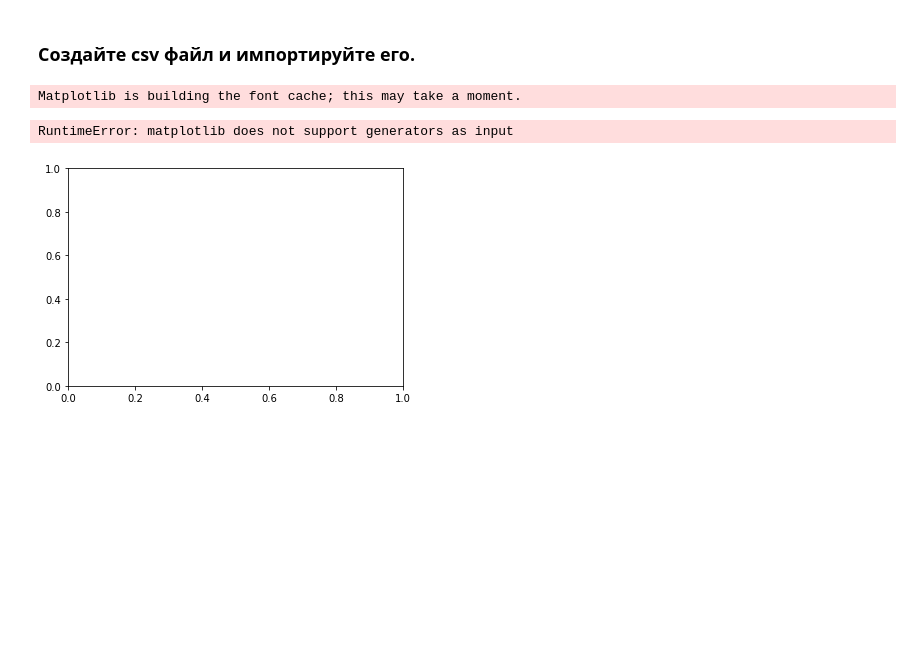
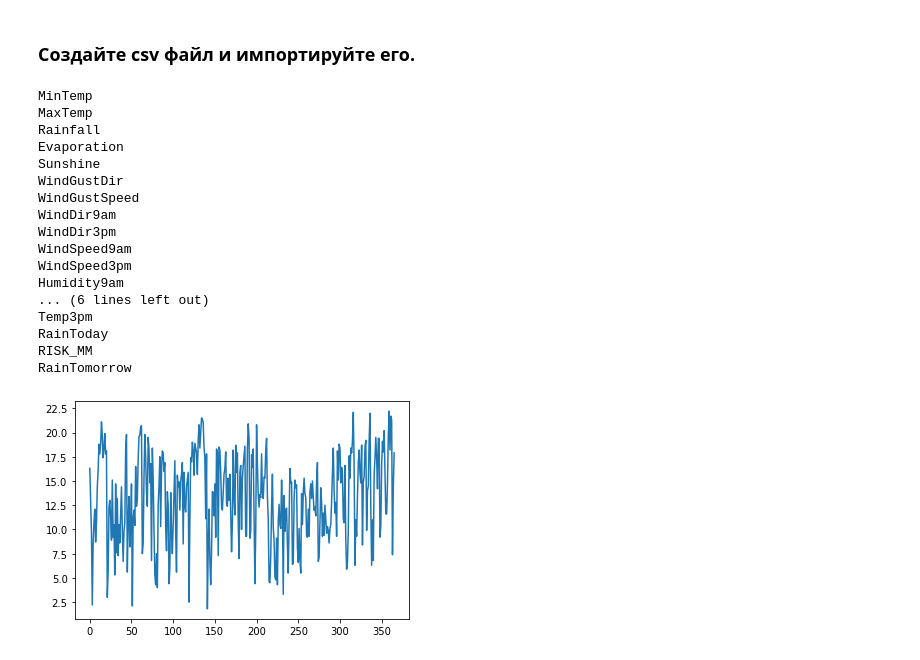
Before and after one commit to mariohuq/pydatan, a Jupyter notebook: lesson_1/less_1.ipynb, the cells around one changed output. Saved outputs shown, nothing was run; the diff lists cells and outputs as text; code cells hidden in the pictures; blank space fills up the shorter version.

```diff
--- a/lesson_1/less_1.ipynb
+++ b/lesson_1/less_1.ipynb
@@ -239,13 +239,29 @@ created temporary directory C:\Users\mario\AppData\Local\Temp\tmpqi465_nr
 # %%
 import csv
 import matplotlib.pyplot as pyplot
 with open('weather.csv', newline='') as File:
     reader = csv.reader(File)
     iter_reader = iter(reader)
     header = next(iter_reader)
+    print(*header, sep='\n')
     data = (dict(zip(header, row)) for row in iter_reader)
-    pyplot.plot((round(float(row['MaxTemp']) - float(row['MinTemp']), 2) for row in data))
+    pyplot.plot(list(round(float(row['MaxTemp']) - float(row['MinTemp']), 2) for row in data))
 # %% [output]
-Matplotlib is building the font cache; this may take a moment.
+MinTemp
+MaxTemp
+Rainfall
+Evaporation
+Sunshine
+WindGustDir
+WindGustSpeed
+WindDir9am
+WindDir3pm
+WindSpeed9am
+WindSpeed3pm
+Humidity9am
+... (6 lines left out)
+Temp3pm
+RainToday
+RISK_MM
+RainTomorrow
-RuntimeError: matplotlib does not support generators as input
-[figure, old version]
+[figure, new version]
```
Also changed, not shown: 2 other files.
